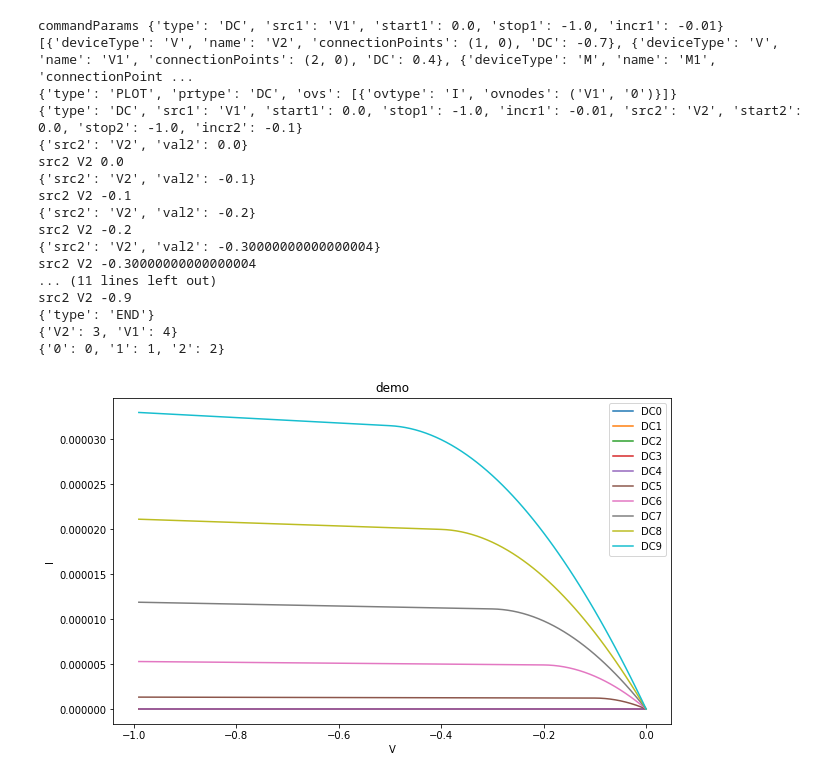
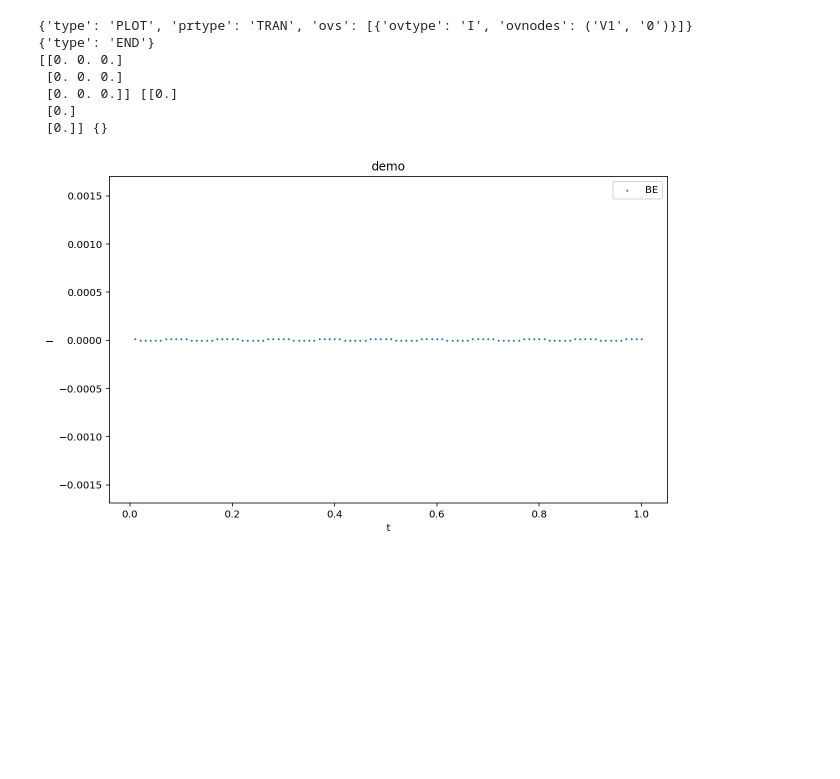
Before and after one commit to GaryYuyjl/EDAproject, a Jupyter notebook: 未命名1.ipynb, the cells around one changed output. Saved outputs shown, nothing was run; the diff lists cells and outputs as text; code cells hidden in the pictures; blank space fills up the shorter version.

```diff
--- a/未命名1.ipynb
+++ b/未命名1.ipynb
@@ -1,39 +1,33 @@
 # %%
 netlist = """
 *netlist example 1
 *netlist example 1
 V2 1 0 -0.7
-V1 2 0 0.4
+V1 2 0 0.1 pulse(-1 1 50n 50n 50n 50m 100m)
 M1 2 1 0 0 PMOS
 
-.plot DC I(V1)
-.DC V1 0 -1 -0.01 V2 0 -1 -0.1
+*.plot DC I(V1)
+*.DC V1 0 -1 -0.01 V2 0 -1 -0.1
+.plot tran I(v1)
 .end
 """
-
+step=0.01
+stop=100
 from Spice import Spice
 mySpice = Spice()
 mySpice.parse(netlist)
-mySpice.plotDCWithMatplotlib(0, -1, -0.01)
+mySpice.solveTran(step=step,stop=stop)
+mySpice.plotTranWithMatplotlib(step=step,stop=stop)
+#mySpice.plotDCWithMatplotlib(0, -1, -0.01)
 # %% [output]
-commandParams {'type': 'DC', 'src1': 'V1', 'start1': 0.0, 'stop1': -1.0, 'incr1': -0.01}
-[{'deviceType': 'V', 'name': 'V2', 'connectionPoints': (1, 0), 'DC': -0.7}, {'deviceType': 'V', 'name': 'V1', 'connectionPoints': (2, 0), 'DC': 0.4}, {'deviceType': 'M', 'name': 'M1', 'connectionPoint ...
-{'type': 'PLOT', 'prtype': 'DC', 'ovs': [{'ovtype': 'I', 'ovnodes': ('V1', '0')}]}
-{'type': 'DC', 'src1': 'V1', 'start1': 0.0, 'stop1': -1.0, 'incr1': -0.01, 'src2': 'V2', 'start2': 0.0, 'stop2': -1.0, 'incr2': -0.1}
-{'src2': 'V2', 'val2': 0.0}
-src2 V2 0.0
-{'src2': 'V2', 'val2': -0.1}
-src2 V2 -0.1
-{'src2': 'V2', 'val2': -0.2}
-src2 V2 -0.2
-{'src2': 'V2', 'val2': -0.30000000000000004}
-src2 V2 -0.30000000000000004
-... (11 lines left out)
-src2 V2 -0.9
+{'type': 'PLOT', 'prtype': 'TRAN', 'ovs': [{'ovtype': 'I', 'ovnodes': ('V1', '0')}]}
 {'type': 'END'}
-{'V2': 3, 'V1': 4}
-{'0': 0, '1': 1, '2': 2}
+[[0. 0. 0.]
+ [0. 0. 0.]
+ [0. 0. 0.]] [[0.]
+ [0.]
+ [0.]] {}
-[figure, old version]
+[figure, new version]
 # %%
 #test
 netlist = """
```
Also changed, not shown: parts of 3 cells of this notebook, 7 other files.
